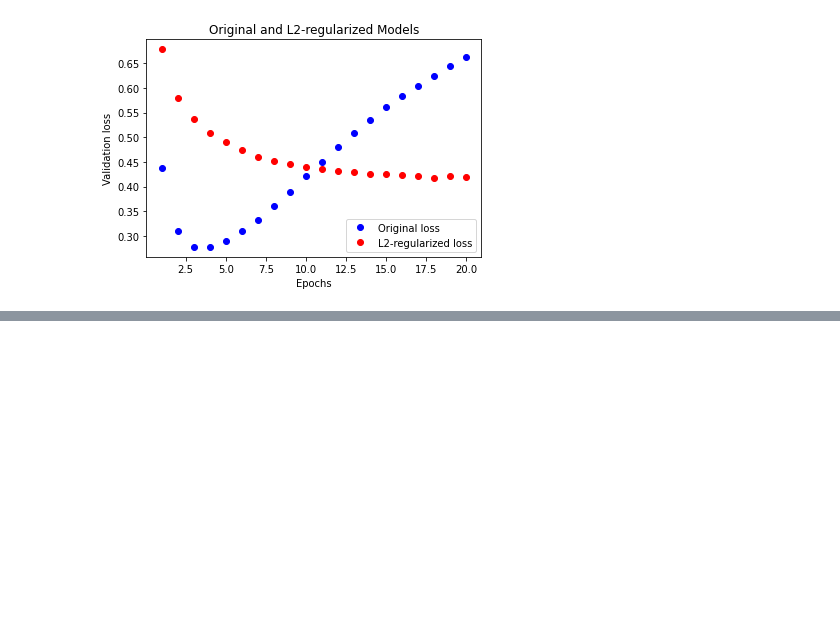
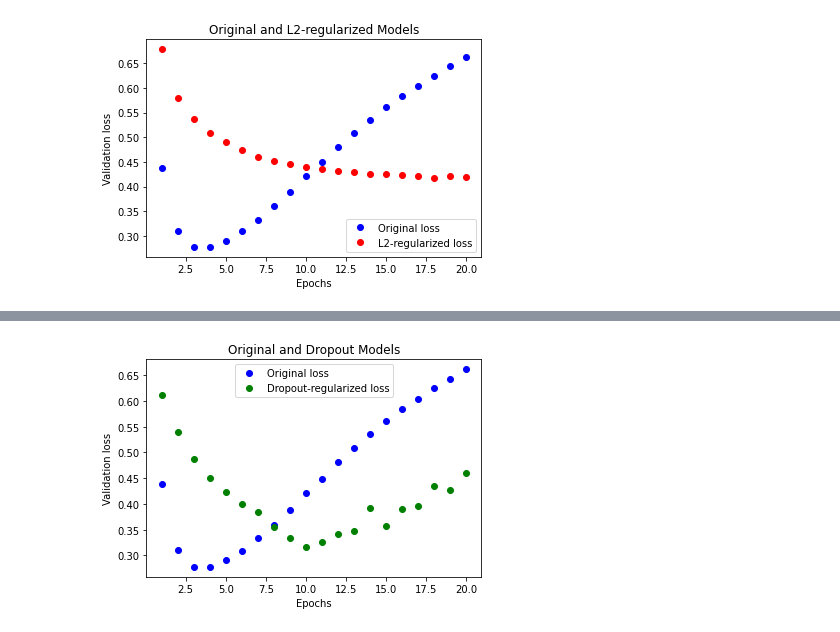
Before and after one commit to icardemil/IA_CONTROL_DL, a Jupyter notebook: IMDB_2.ipynb, the cells around one changed output, grey strips where cells are left out. Cells and saved outputs as stored; diff of their text form; code cells hidden in the pictures; blank space fills up the shorter version.

```diff
--- a/IMDB_2.ipynb
+++ b/IMDB_2.ipynb
@@ -139,0 +140,11 @@ plt.legend()
+# %%
+model_drop = Sequential()
+model_drop.add(Dense(16, activation='relu', input_shape=(10000,)))
+model_drop.add(Dropout(0.5))
+model_drop.add(Dense(16, activation='relu'))
+model_drop.add(Dropout(0.5))
+model_drop.add(Dense(1, activation='sigmoid'))
+# %%
+model_drop.compile(optimizer='adam', loss='binary_crossentropy', metrics=['accuracy'])
+# %%
+history_drop = model_drop.fit(x_trn,y_trn, epochs=20, batch_size=512, validation_data=(x_val, y_val))
@@ -139,0 +173,18 @@ plt.legend()
+# %%
+import matplotlib.pyplot as plt
+
+plt.clf()
+#history_orig = history_orig.history
+#history_drop = history_drop.history
+origi_val_loss_values = history_orig.history['val_loss']
+drop_val_loss_values = history_drop.history['val_loss']
+epochs = range(1, (len(history_orig.history['loss']) + 1))
+plt.plot(epochs, origi_val_loss_values, 'bo', label='Original loss')
+plt.plot(epochs, drop_val_loss_values, 'go' , label='Dropout-regularized loss')
+plt.title('Original and Dropout Models')
+plt.xlabel('Epochs')
+plt.ylabel('Validation loss')
+plt.legend()
+plt.show()
+# %% [output]
+[figure, added]
```
Also changed, not shown: parts of 6 cells of this notebook.
